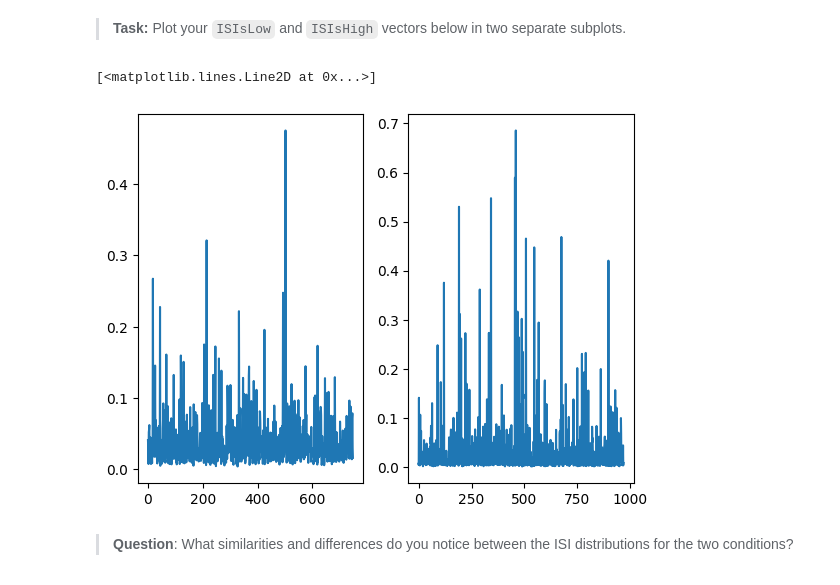
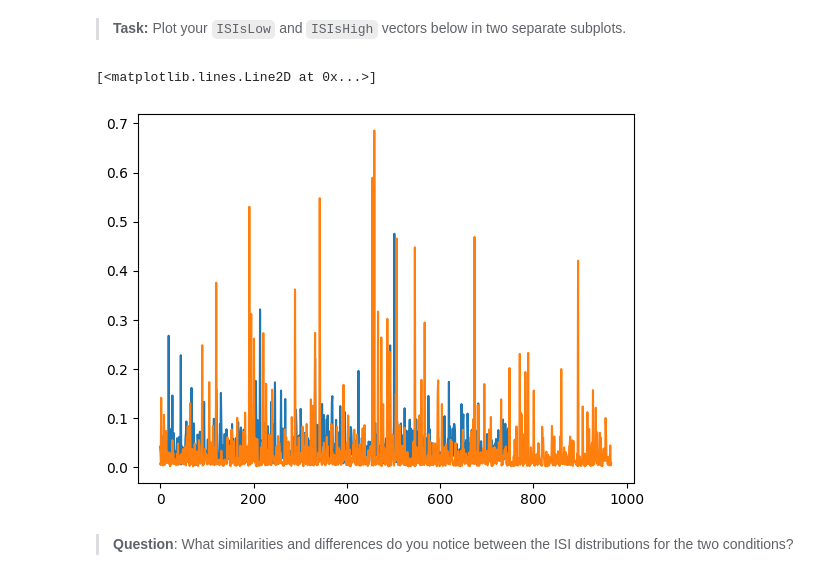
Before and after one commit to riggij-sys/Jake-Riggi-Repository, a Jupyter notebook: notebooks/Spikes_03_24_26.ipynb, the cells around one changed output. Drawn from its saved outputs; the diff is of its cells as text; code cells hidden in the pictures.

```diff
--- a/notebooks/Spikes_03_24_26.ipynb
+++ b/notebooks/Spikes_03_24_26.ipynb
@@ -189,12 +165,11 @@ The variables `ISIsLow` and `ISIsHigh` are vectors, and we can visualize these v
 ><b>Task:</b> Plot your <code>ISIsLow</code> and <code>ISIsHigh</code> vectors below in two separate subplots.
 # %%
 # Plottin' interspike intervals!
-fig, ax = plt.subplots(1,2)
-ax[0].plot(ISIsLow)
-ax[1].plot(ISIsHigh)
+plt.plot(ISIsLow)
+plt.plot(ISIsHigh)
 # %% [output]
 [<matplotlib.lines.Line2D at 0x...>]
-[figure, old version]
+[figure, new version]
 # %% [markdown]
 ><b>Question</b>: What similarities and differences do you notice between the ISI distributions for the two conditions?
 # %% [markdown]
```
Also changed, not shown: parts of 16 cells of this notebook.
